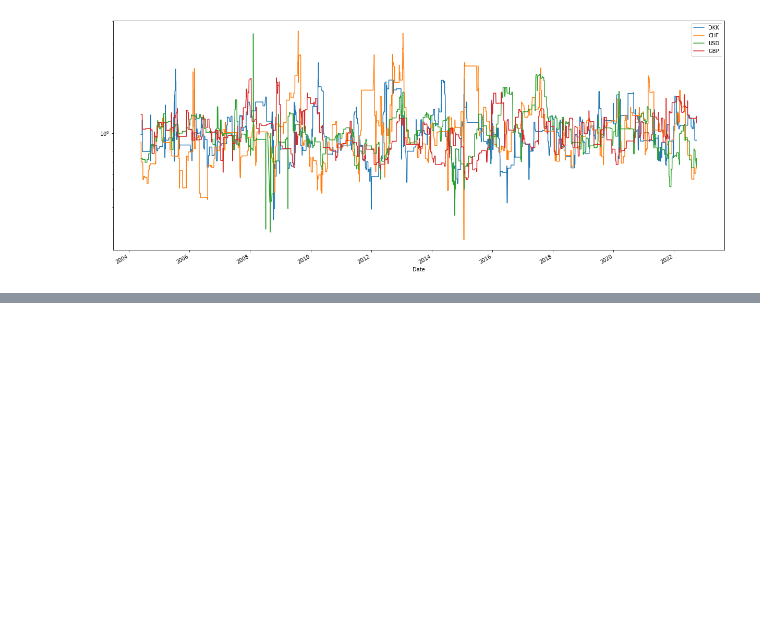
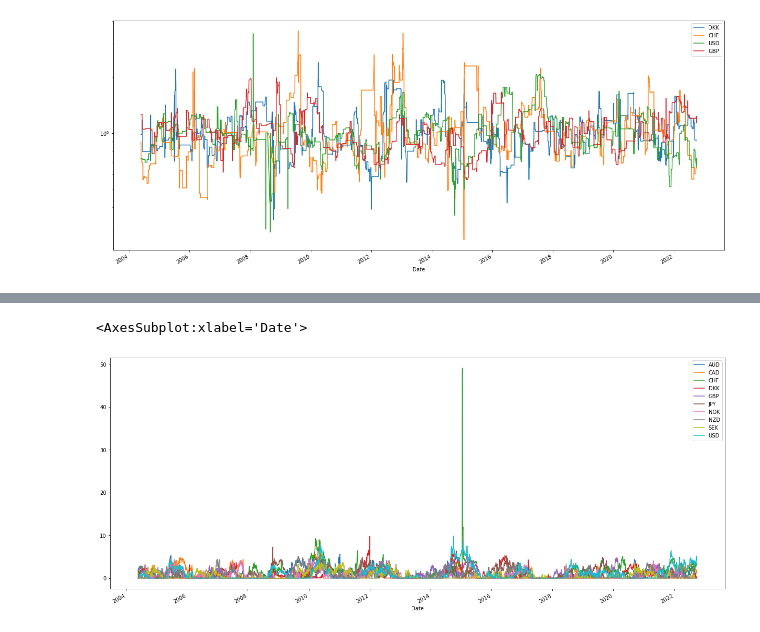
Before and after one commit to falken1983/fx_letor, a Jupyter notebook: generate_fx_data.ipynb, the cells around one changed output, grey strips where cells are left out. Drawn from its saved outputs; the diff is of its cells as text; code cells hidden in the pictures; blank space fills up the shorter version.

```diff
--- a/generate_fx_data.ipynb
+++ b/generate_fx_data.ipynb
@@ -424,0 +447,7 @@ with open(PATH + "fx_data/FX_features_pd135_quantilePMs.pkl","wb+") as handle:
+# %%
+sortino_ratio= fx_rates.pct_change().rolling(window=126).apply(pms.leon_sortino_ratio)
+# %%
+sortino_ratio.plot(figsize=(21,9))
+# %% [output]
+<AxesSubplot:xlabel='Date'>
+[figure, added]
```
Also changed, not shown: parts of 10 cells of this notebook, 1 other file.
